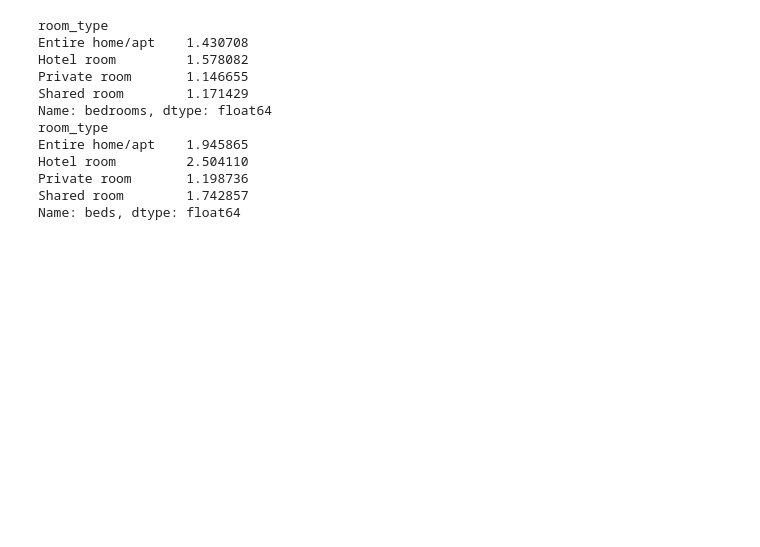
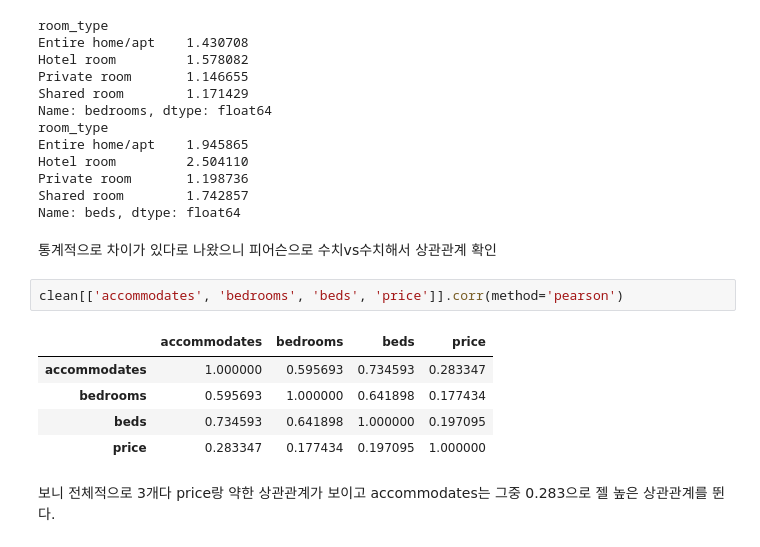
Before and after one commit to KyungminChang/data-analysis-project-BBB, a Jupyter notebook: 02_basic_statistics.ipynb, the cells around one changed output. Saved outputs shown, nothing was run; the diff lists cells and outputs as text; blank space fills up the shorter version.

Commit message:
유형별 숙소 개수 및 anova검정,price상관계수

```diff
--- a/02_basic_statistics.ipynb
+++ b/02_basic_statistics.ipynb
@@ -699,3 +699,15 @@ Hotel room         2.504110
 Private room       1.198736
 Shared room        1.742857
 Name: beds, dtype: float64
+# %% [markdown]
+통계적으로 차이가 있다로 나왔으니 피어슨으로 수치vs수치해서 상관관계 확인
+# %%
+clean[['accommodates', 'bedrooms', 'beds', 'price']].corr(method='pearson')
+# %% [output]
+|  | accommodates | bedrooms | beds | price |
+| accommodates | 1.000000 | 0.595693 | 0.734593 | 0.283347 |
+| bedrooms | 0.595693 | 1.000000 | 0.641898 | 0.177434 |
+| beds | 0.734593 | 0.641898 | 1.000000 | 0.197095 |
+| price | 0.283347 | 0.177434 | 0.197095 | 1.000000 |
+# %% [markdown]
+보니 전체적으로 3개다 price랑 약한 상관관계가 보이고 accommodates는 그중 0.283으로 젤 높은 상관관계를 뛴다.
```
